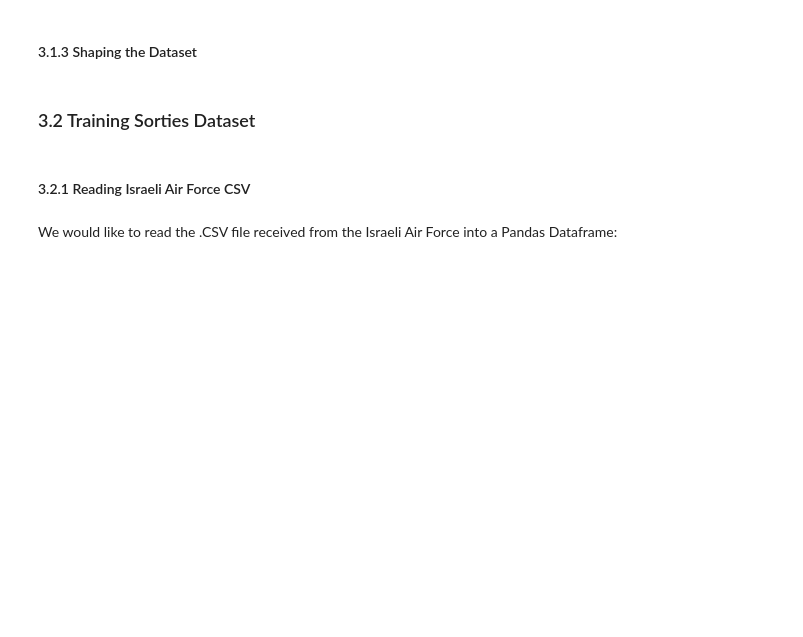
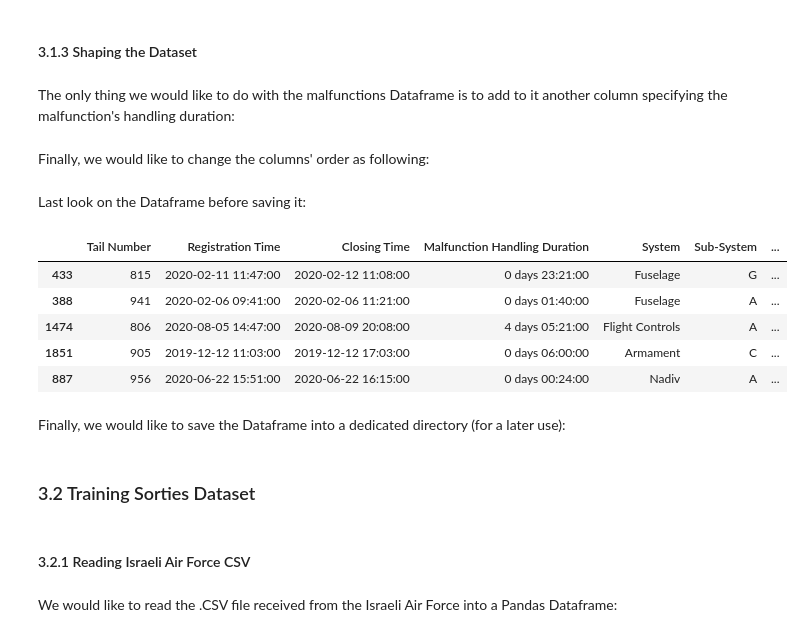
Before and after one commit to elront/Data_Science_Project_Proposal, a Jupyter notebook: Data_science_workshop_project_proposal.ipynb, the cells around one changed output. Drawn from its saved outputs; the diff is of its cells as text; code cells hidden in the pictures; blank space fills up the shorter version.

```diff
--- a/Data_science_workshop_project_proposal.ipynb
+++ b/Data_science_workshop_project_proposal.ipynb
@@ -340,0 +521,2 @@ We would like to read the .CSV file received from the Israeli Air Force into a P
+# %%
+malf_df.dropna(inplace = True)
@@ -341,2 +540,30 @@ We would like to read the .CSV file received from the Israeli Air Force into a P
 # %% [markdown]
 #### 3.1.3 Shaping the Dataset
+# %% [markdown]
+The only thing we would like to do with the malfunctions Dataframe is to add to it another column specifying the malfunction's handling duration:
+# %%
+# Calculates the time delta.
+def calc_time_delta (row):
+   return row['Closing Time'] - row['Registration Time']
+
+# Apply on Dataframe.
+malf_df['Malfunction Handling Duration'] = malf_df.apply(lambda row: calc_time_delta(row), axis=1)
+# %% [markdown]
+Finally, we would like to change the columns' order as following:
+# %%
+malf_df = malf_df[['Tail Number', 'Registration Time', 'Closing Time',
+                         'Malfunction Handling Duration', 'System', 'Sub-System',
+                         'Register Profession', 'Closer Profession', 'Validated?']]
+# %% [markdown]
+Last look on the Dataframe before saving it:
+# %%
+malf_df.sample(5)
+# %% [output]
+|  | Tail Number | Registration Time | Closing Time | Malfunction Handling Duration | System | Sub-System | ... |
+| 433 | 815 | 2020-02-11 11:47:00 | 2020-02-12 11:08:00 | 0 days 23:21:00 | Fuselage | G | ... |
+| 388 | 941 | 2020-02-06 09:41:00 | 2020-02-06 11:21:00 | 0 days 01:40:00 | Fuselage | A | ... |
+| 1474 | 806 | 2020-08-05 14:47:00 | 2020-08-09 20:08:00 | 4 days 05:21:00 | Flight Controls | A | ... |
+| 1851 | 905 | 2019-12-12 11:03:00 | 2019-12-12 17:03:00 | 0 days 06:00:00 | Armament | C | ... |
+| 887 | 956 | 2020-06-22 15:51:00 | 2020-06-22 16:15:00 | 0 days 00:24:00 | Nadiv | A | ... |
+# %% [markdown]
+Finally, we would like to save the Dataframe into a dedicated directory (for a later use):
```
Also changed, not shown: parts of 57 cells of this notebook, 5 other files.
